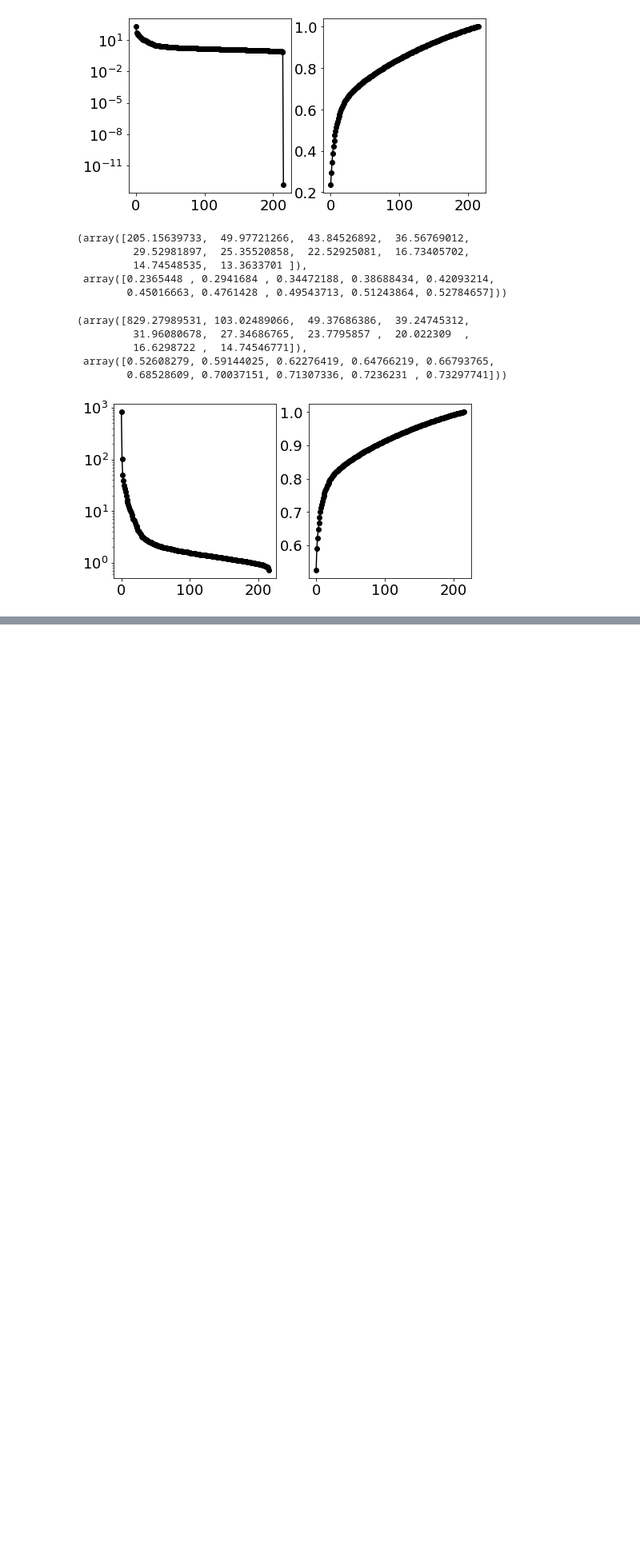
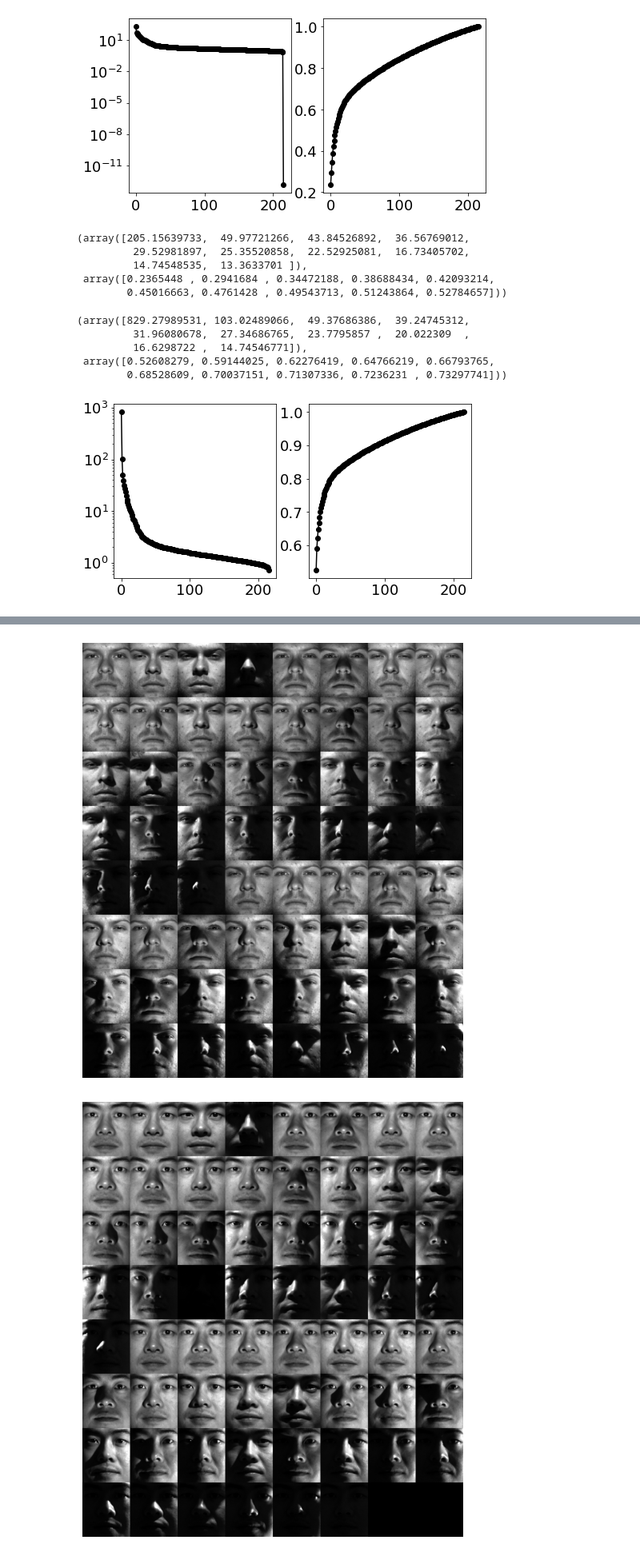
Before and after one commit to jooyongsim/numerical2023, a Jupyter notebook: 빅데수 실습2 SVD.ipynb, the cells around one changed output, grey strips where cells are left out. Shown at 80% size. Cells and saved outputs as stored; diff of their text form; code cells hidden in the pictures; blank space fills up the shorter version.

```diff
--- a/빅데수 실습2 SVD.ipynb
+++ b/빅데수 실습2 SVD.ipynb
@@ -239,0 +240,18 @@ HTTPError: HTTP Error 404: Not Found
+# %%
+for person in range(3): # range(len(nfaces)):
+    subset = faces[:,sum(nfaces[:person]) : sum(nfaces[:(person+1)])]
+    allFaces = np.zeros((n*8,m*8))
+    count = 0
+    for j in range(8):
+        for k in range(8):
+            if count < nfaces[person]:
+                allFaces[j*n:(j+1)*n,k*m:(k+1)*m] = np.reshape(subset[:,count],(m,n)).T
+                count += 1
+
+    img = plt.imshow(allFaces)
+    img.set_cmap('gray')
+    plt.axis('off')
+    plt.show()
+# %% [output]
+[figure, added]
+[figure, added]
```
Also changed, not shown: parts of 16 cells of this notebook, 3 other files.
